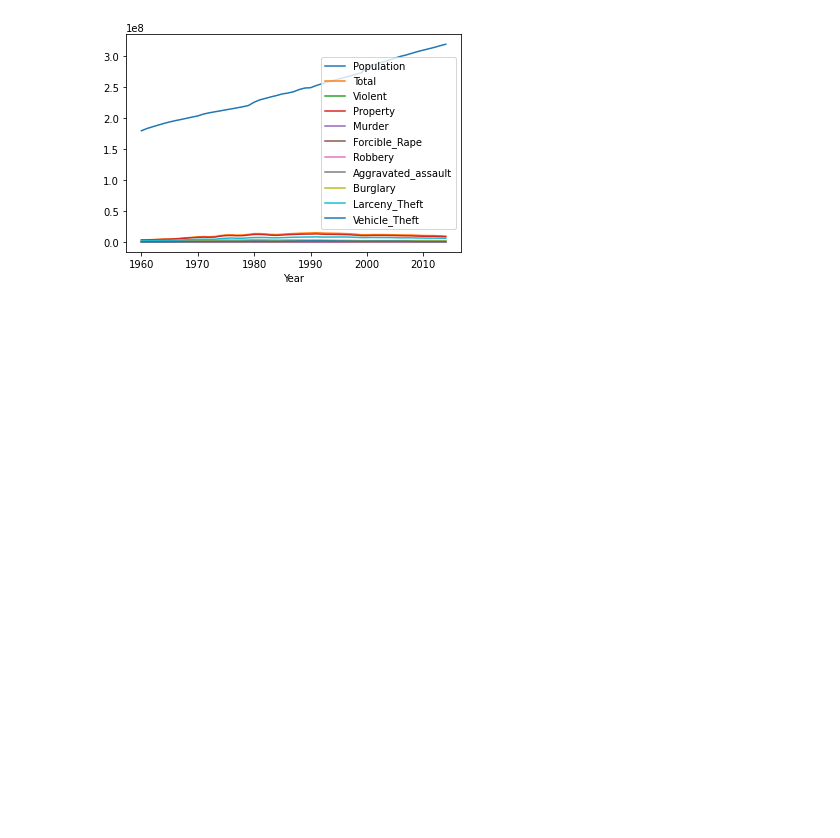
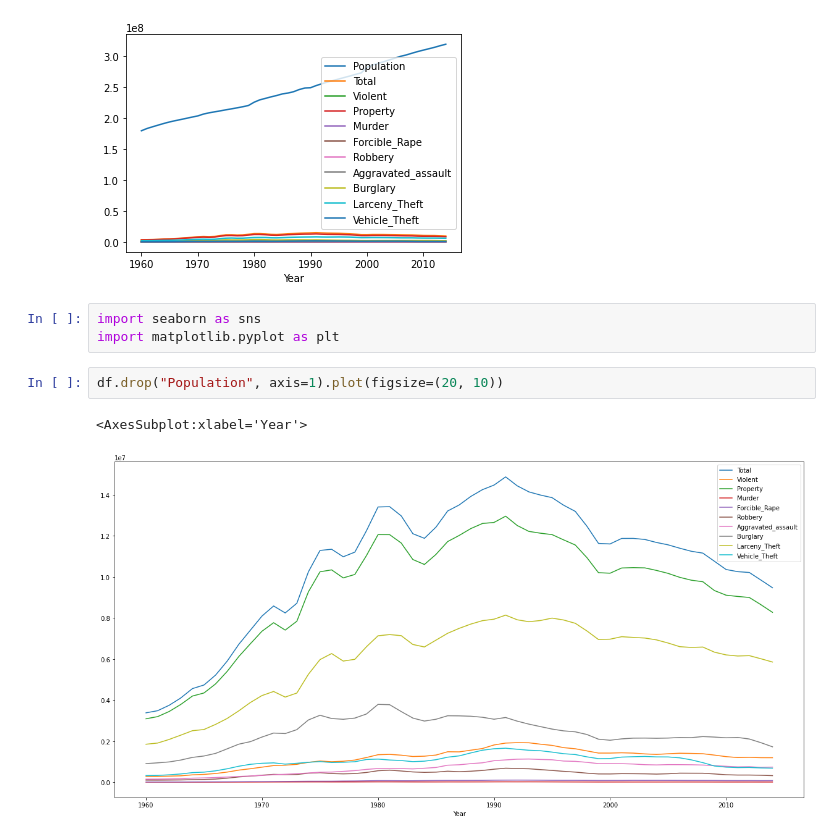
Before and after one commit to XinruYang/Data-Science-Bootcamp-21, a Jupyter notebook: week10_ML_competition_pca_kmeans/day1_gridsearch_pipelines/exercises/3.crime.ipynb, the cells around one changed output. Saved outputs shown, nothing was run; the diff lists cells and outputs as text; blank space fills up the shorter version.

```diff
--- a/week10_ML_competition_pca_kmeans/day1_gridsearch_pipelines/exercises/3.crime.ipynb
+++ b/week10_ML_competition_pca_kmeans/day1_gridsearch_pipelines/exercises/3.crime.ipynb
@@ -18,3 +18,11 @@ df.plot()
 # %% [output]
 <AxesSubplot:xlabel='Year'>
 [figure]
+# %%
+import seaborn as sns
+import matplotlib.pyplot as plt
+# %%
+df.drop("Population", axis=1).plot(figsize=(20, 10))
+# %% [output]
+<AxesSubplot:xlabel='Year'>
+[figure, added]
```
Also changed, not shown: parts of 33 cells of this notebook, 4 other files.
